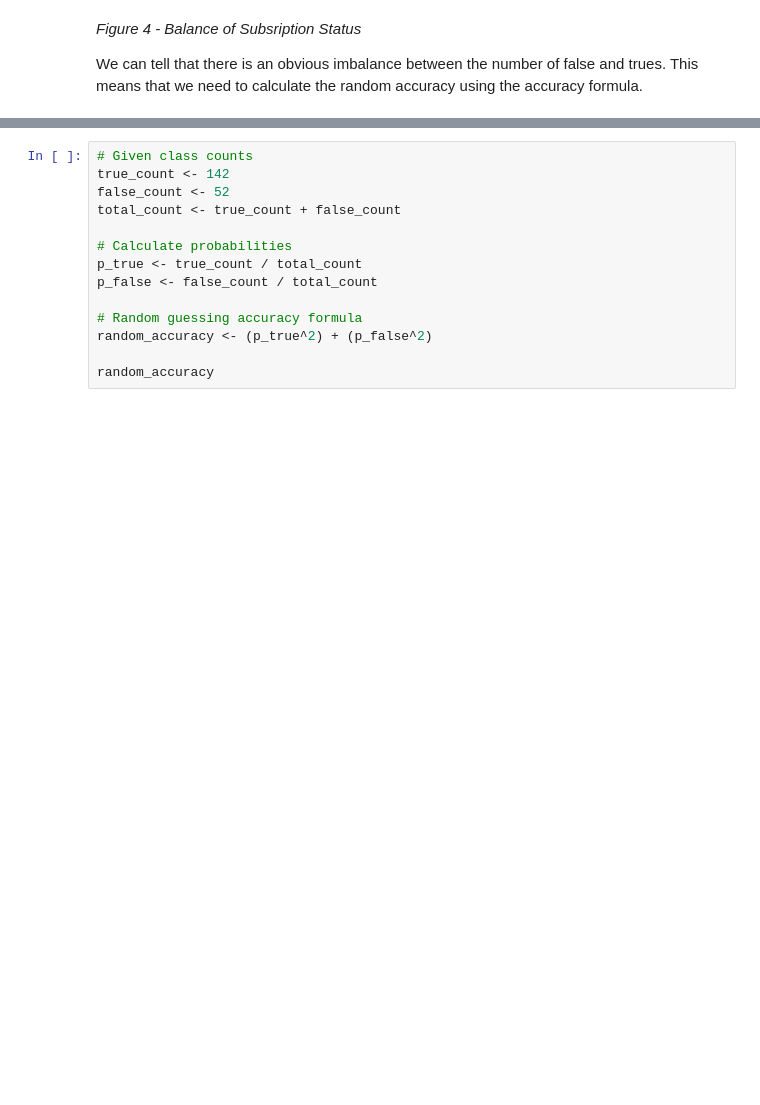
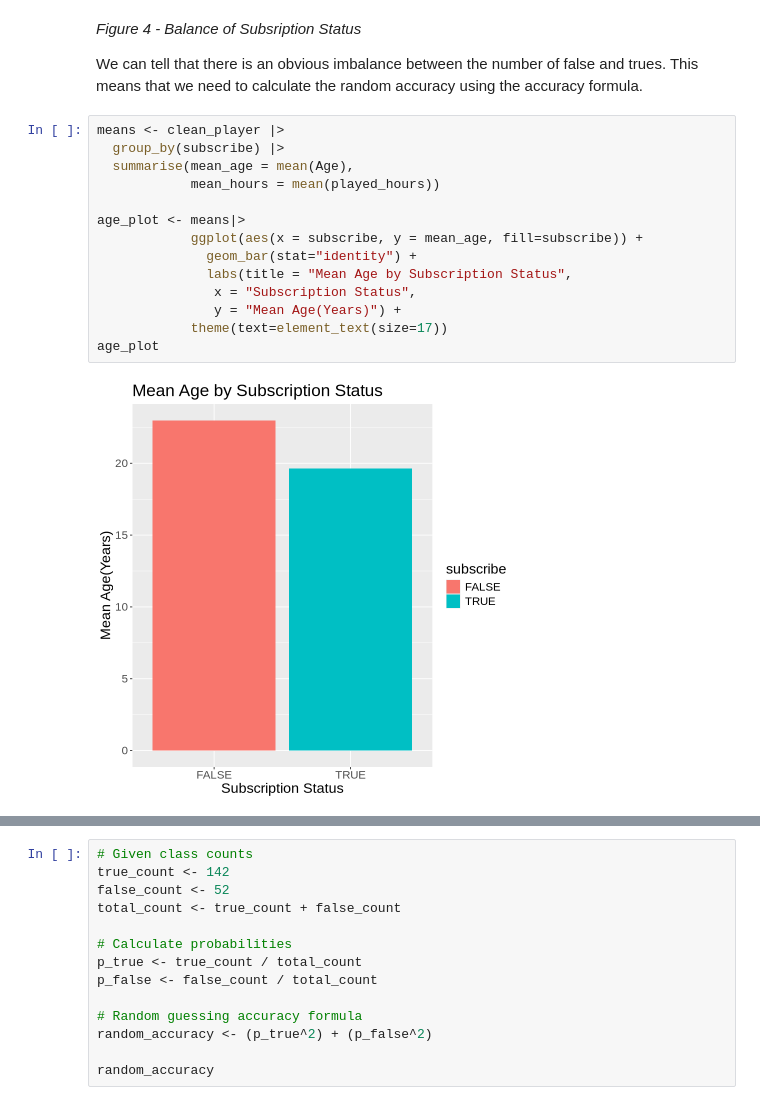
Before and after one commit to crmnwn06/minecraft-data, a Jupyter notebook: GROUP_PART FINAL.ipynb, the cells around one changed output, grey strips where cells are left out. Drawn from its saved outputs; the diff is of its cells as text; blank space fills up the shorter version.

```diff
--- a/GROUP_PART FINAL.ipynb
+++ b/GROUP_PART FINAL.ipynb
@@ -111,3 +116,19 @@ ggplot(players, aes(x = subscribe)) +
 *Figure 4 - Balance of Subsription Status*
 
 We can tell that there is an obvious imbalance between the number of false and trues. This means that we need to calculate the random accuracy using the accuracy formula.
+# %%
+means <- clean_player |>
+  group_by(subscribe) |>
+  summarise(mean_age = mean(Age),
+            mean_hours = mean(played_hours))
+
+age_plot <- means|>
+            ggplot(aes(x = subscribe, y = mean_age, fill=subscribe)) +
+              geom_bar(stat="identity") +
+              labs(title = "Mean Age by Subscription Status",
+               x = "Subscription Status",
+               y = "Mean Age(Years)") +
+            theme(text=element_text(size=17))
+age_plot
+# %% [output]
+[figure, added]
```
Also changed, not shown: parts of 14 cells of this notebook.
